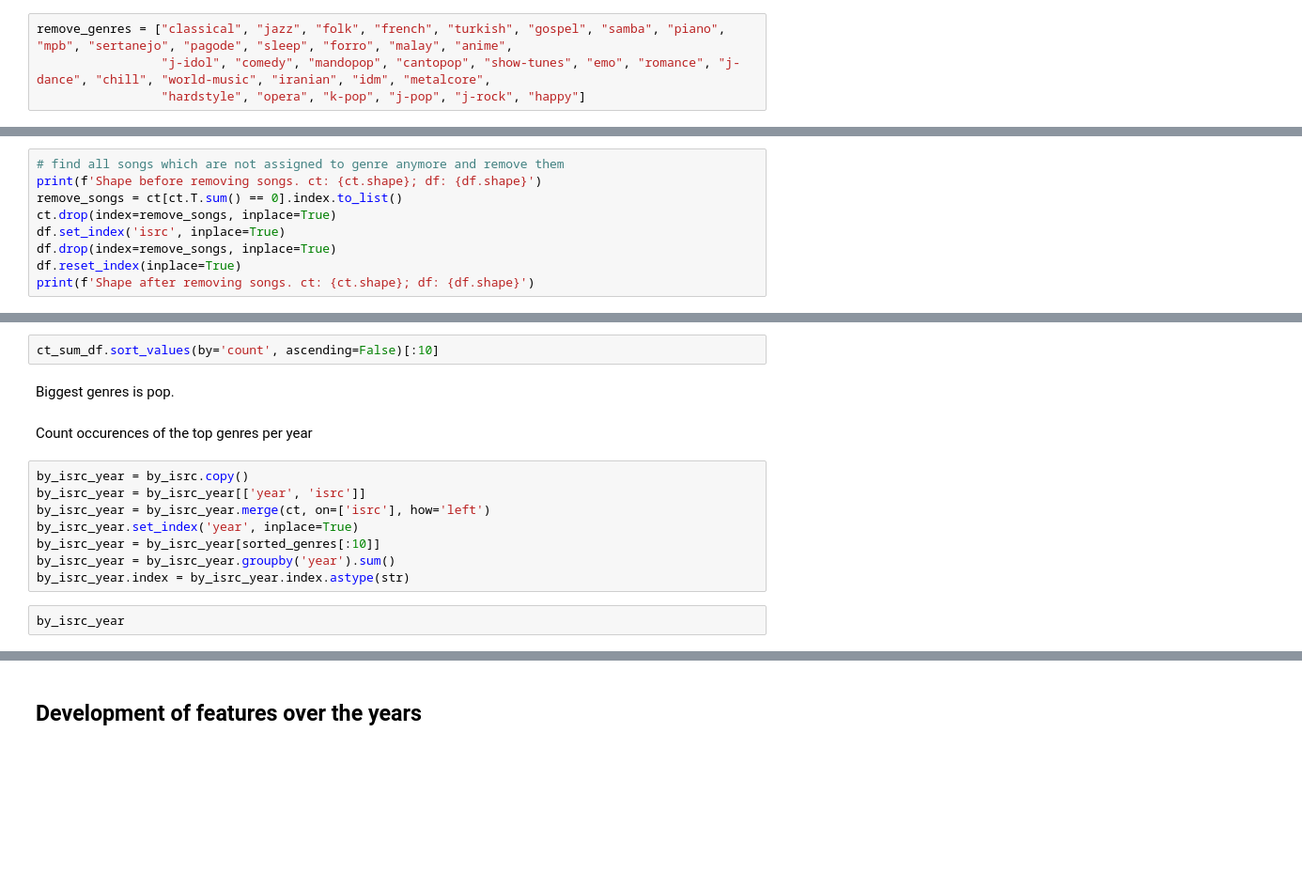
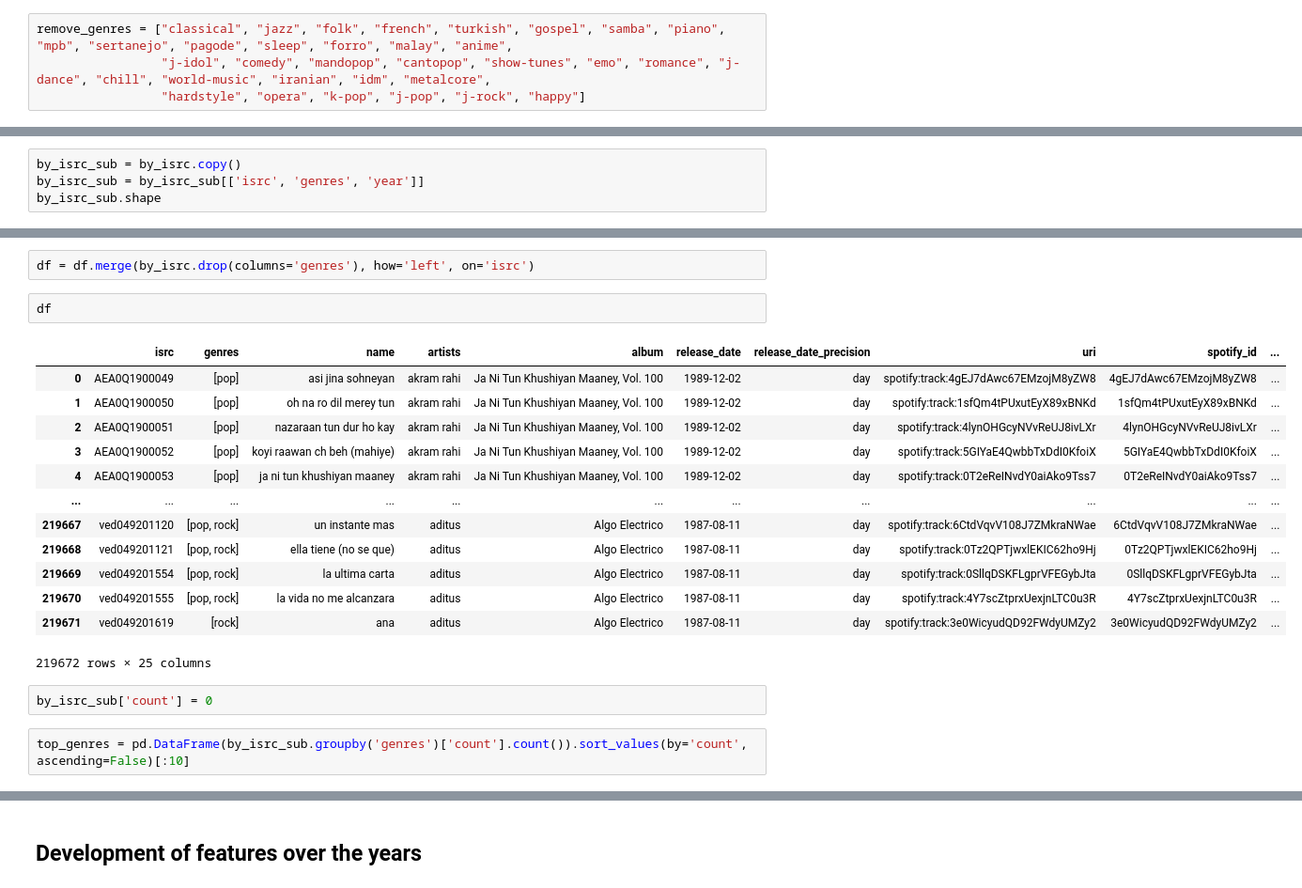
Before and after one commit to Jannis37/80s-recommender, a Jupyter notebook: viz-jannis.ipynb, the cells around one changed output, grey strips where cells are left out. Shown at 94% size. Saved outputs shown, nothing was run; the diff lists cells and outputs as text; blank space fills up the shorter version.

```diff
--- a/viz-jannis.ipynb
+++ b/viz-jannis.ipynb
@@ -36,9 +42,0 @@ ct = ct.set_index('isrc').drop(columns=remove_genres)
-# %%
-# find all songs which are not assigned to genre anymore and remove them
-print(f'Shape before removing songs. ct: {ct.shape}; df: {df.shape}')
-remove_songs = ct[ct.T.sum() == 0].index.to_list()
-ct.drop(index=remove_songs, inplace=True)
-df.set_index('isrc', inplace=True)
-df.drop(index=remove_songs, inplace=True)
-df.reset_index(inplace=True)
-print(f'Shape after removing songs. ct: {ct.shape}; df: {df.shape}')
@@ -50,0 +45,4 @@ sorted_genres = ct_sum_df.sort_values(by='count', ascending=False).index.to_list
+# %%
+by_isrc_sub = by_isrc.copy()
+by_isrc_sub = by_isrc_sub[['isrc', 'genres', 'year']]
+by_isrc_sub.shape
@@ -51,16 +66,22 @@ sorted_genres = ct_sum_df.sort_values(by='count', ascending=False).index.to_list
+# %%
+df = df.merge(by_isrc.drop(columns='genres'), how='left', on='isrc')
+# %%
+df
+# %% [output]
+|  | isrc | genres | name | artists | album | release_date | release_date_precision | uri | spotify_id | ... |
+| 0 | AEA0Q1900049 | [pop] | asi jina sohneyan | akram rahi | Ja Ni Tun Khushiyan Maaney, Vol. 100 | 1989-12-02 | day | spotify:track:4gEJ7dAwc67EMzojM8yZW8 | 4gEJ7dAwc67EMzojM8yZW8 | ... |
+| 1 | AEA0Q1900050 | [pop] | oh na ro dil merey tun | akram rahi | Ja Ni Tun Khushiyan Maaney, Vol. 100 | 1989-12-02 | day | spotify:track:1sfQm4tPUxutEyX89xBNKd | 1sfQm4tPUxutEyX89xBNKd | ... |
+| 2 | AEA0Q1900051 | [pop] | nazaraan tun dur ho kay | akram rahi | Ja Ni Tun Khushiyan Maaney, Vol. 100 | 1989-12-02 | day | spotify:track:4lynOHGcyNVvReUJ8ivLXr | 4lynOHGcyNVvReUJ8ivLXr | ... |
+| 3 | AEA0Q1900052 | [pop] | koyi raawan ch beh (mahiye) | akram rahi | Ja Ni Tun Khushiyan Maaney, Vol. 100 | 1989-12-02 | day | spotify:track:5GIYaE4QwbbTxDdI0KfoiX | 5GIYaE4QwbbTxDdI0KfoiX | ... |
+| 4 | AEA0Q1900053 | [pop] | ja ni tun khushiyan maaney | akram rahi | Ja Ni Tun Khushiyan Maaney, Vol. 100 | 1989-12-02 | day | spotify:track:0T2eReINvdY0aiAko9Tss7 | 0T2eReINvdY0aiAko9Tss7 | ... |
+| ... | ... | ... | ... | ... | ... | ... | ... | ... | ... | ... |
+| 219667 | ved049201120 | [pop, rock] | un instante mas | aditus | Algo Electrico | 1987-08-11 | day | spotify:track:6CtdVqvV108J7ZMkraNWae | 6CtdVqvV108J7ZMkraNWae | ... |
+| 219668 | ved049201121 | [pop, rock] | ella tiene (no se que) | aditus | Algo Electrico | 1987-08-11 | day | spotify:track:0Tz2QPTjwxlEKIC62ho9Hj | 0Tz2QPTjwxlEKIC62ho9Hj | ... |
+| 219669 | ved049201554 | [pop, rock] | la ultima carta | aditus | Algo Electrico | 1987-08-11 | day | spotify:track:0SllqDSKFLgprVFEGybJta | 0SllqDSKFLgprVFEGybJta | ... |
+| 219670 | ved049201555 | [pop, rock] | la vida no me alcanzara | aditus | Algo Electrico | 1987-08-11 | day | spotify:track:4Y7scZtprxUexjnLTC0u3R | 4Y7scZtprxUexjnLTC0u3R | ... |
+| 219671 | ved049201619 | [rock] | ana | aditus | Algo Electrico | 1987-08-11 | day | spotify:track:3e0WicyudQD92FWdyUMZy2 | 3e0WicyudQD92FWdyUMZy2 | ... |
+219672 rows × 25 columns
+# %%
+by_isrc_sub['count'] = 0
 # %%
-ct_sum_df.sort_values(by='count', ascending=False)[:10]
+top_genres = pd.DataFrame(by_isrc_sub.groupby('genres')['count'].count()).sort_values(by='count', ascending=False)[:10]
-# %% [markdown]
-Biggest genres is pop.
-# %% [markdown]
-Count occurences of the top genres per year
-# %%
-by_isrc_year = by_isrc.copy()
-by_isrc_year = by_isrc_year[['year', 'isrc']]
-by_isrc_year = by_isrc_year.merge(ct, on=['isrc'], how='left')
-by_isrc_year.set_index('year', inplace=True)
-by_isrc_year = by_isrc_year[sorted_genres[:10]]
-by_isrc_year = by_isrc_year.groupby('year').sum()
-by_isrc_year.index = by_isrc_year.index.astype(str)
-# %%
-by_isrc_year
```
Also changed, not shown: parts of 93 cells of this notebook.
